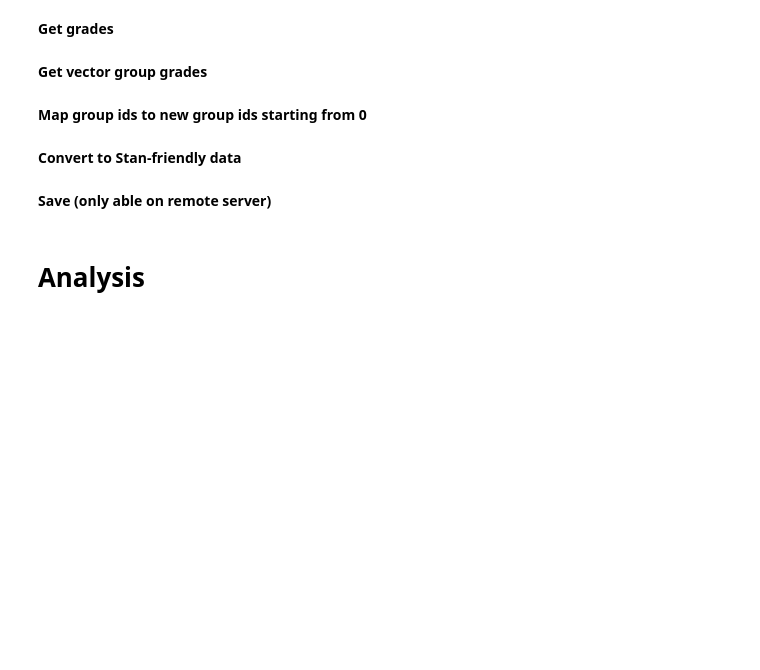
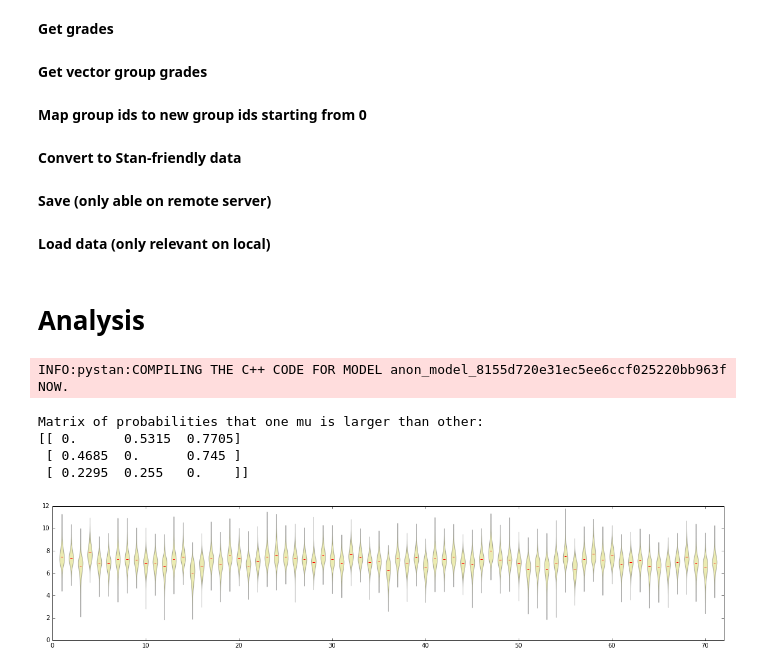
Before and after one commit to ulfaslak/bayesian_data_analysis_2017_project, a Jupyter notebook: project.ipynb, the cells around one changed output. Drawn from its saved outputs; the diff is of its cells as text; code cells hidden in the pictures; blank space fills up the shorter version.

```diff
--- a/project.ipynb
+++ b/project.ipynb
@@ -79,5 +79,80 @@ with open("data/x.json", 'w') as fp:
     json.dump(x, fp)
 with open("data/y.json", 'w') as fp:
     json.dump(y, fp)
+# %% [markdown]
+**Load data (only relevant on local)**
+# %%
+with open("data/x.json", 'r') as fp:
+    x = np.array(json.load(fp)) + 1
+with open("data/y.json", 'r') as fp:
+    y = np.array(json.load(fp))
+# %%
+x_f, y_f = [], []
+for _x, _y in zip(x, y):
+    if np.isnan(_y): continue
+    x_f.append(_x)
+    y_f.append(_y)
 # %% [markdown]
 # Analysis
+# %%
+# USING: ==== Hierarchical prior for means and variances in comparison of K groups ====
+hier_code = """
+data {
+    int<lower=0> N; // number of data points
+    int<lower=0> K; // number of groups
+    int<lower=1,upper=K> x[N]; // group indicator
+    vector[N] y; //
+}
+parameters {
+    real mu0;             // hyper-prior mean
+    real<lower=0> sigma0; // hyper-prior std
+    vector[K] mu;         // group means
+    real<lower=0> sigma;  // common std
+}
+model {
+    mu0 ~ normal(mean(y), sd(y));      // weakly informative prior. NOTE: Here I use the empirical mean and SD of the data as hyper-prior parameters.
+    sigma0 ~ normal(7, 4);          // weakly informative prior. NOTE: Here I have computed the mean and SD of the in-class SDs and used them as hyper-prior parameters.
+    mu ~ normal(mu0, sigma0);          // population prior with unknown parameters.
+    for (n in 1:N)
+      y[n] ~ normal(mu[x[n]], sigma);
+}
+generated quantities {
+    real y6_pred;
+    y6_pred = normal_rng(mu[x[6]], sigma);
+}
+"""
+
+data = dict(
+    N = len(y_f),
+    K = len(set(x_f)),
+    x = x_f,
+    y = y_f
+)
+# Compile and fit the model
+fit = pystan.stan(model_code=hier_code, data=data)
+
+# Extract samples
+samples = fit.extract(permuted=True)
+# %% [output]
+INFO:pystan:COMPILING THE C++ CODE FOR MODEL anon_model_8155d720e31ec5ee6ccf025220bb963f NOW.
+# %%
+mu = samples['mu']
+# Matrix of probabilities that one mu is larger than other
+ps = np.zeros((3,3))
+for k1 in range(3):
+    for k2 in range(k1+1,3):
+        ps[k1,k2] = np.mean(mu[:,k1]>mu[:,k2])
+        ps[k2,k1] = 1 - ps[k1,k2]
+print("Matrix of probabilities that one mu is larger than other:")
+print(ps)
+# Plot
+plt.figure(None, (20, 4))
+plt.violinplot(mu,showmeans=True,showextrema=False)
+plt.xlim([0, 72])
+plt.savefig("figures/violinplot.pdf")
+# %% [output]
+Matrix of probabilities that one mu is larger than other:
+[[ 0.      0.5315  0.7705]
+ [ 0.4685  0.      0.745 ]
+ [ 0.2295  0.255   0.    ]]
+[figure, added]
```
Also changed, not shown: parts of 1 cell of this notebook, 1 other file.
